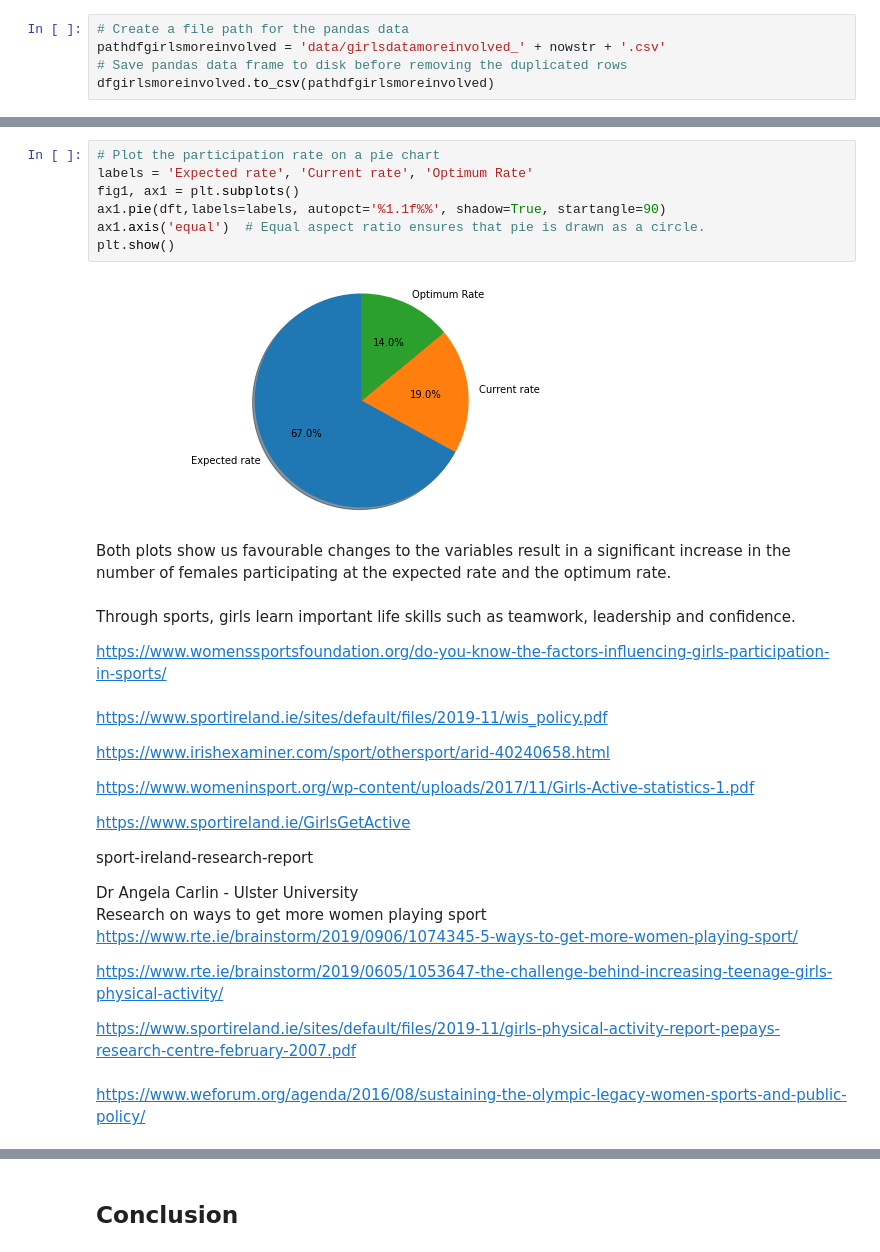
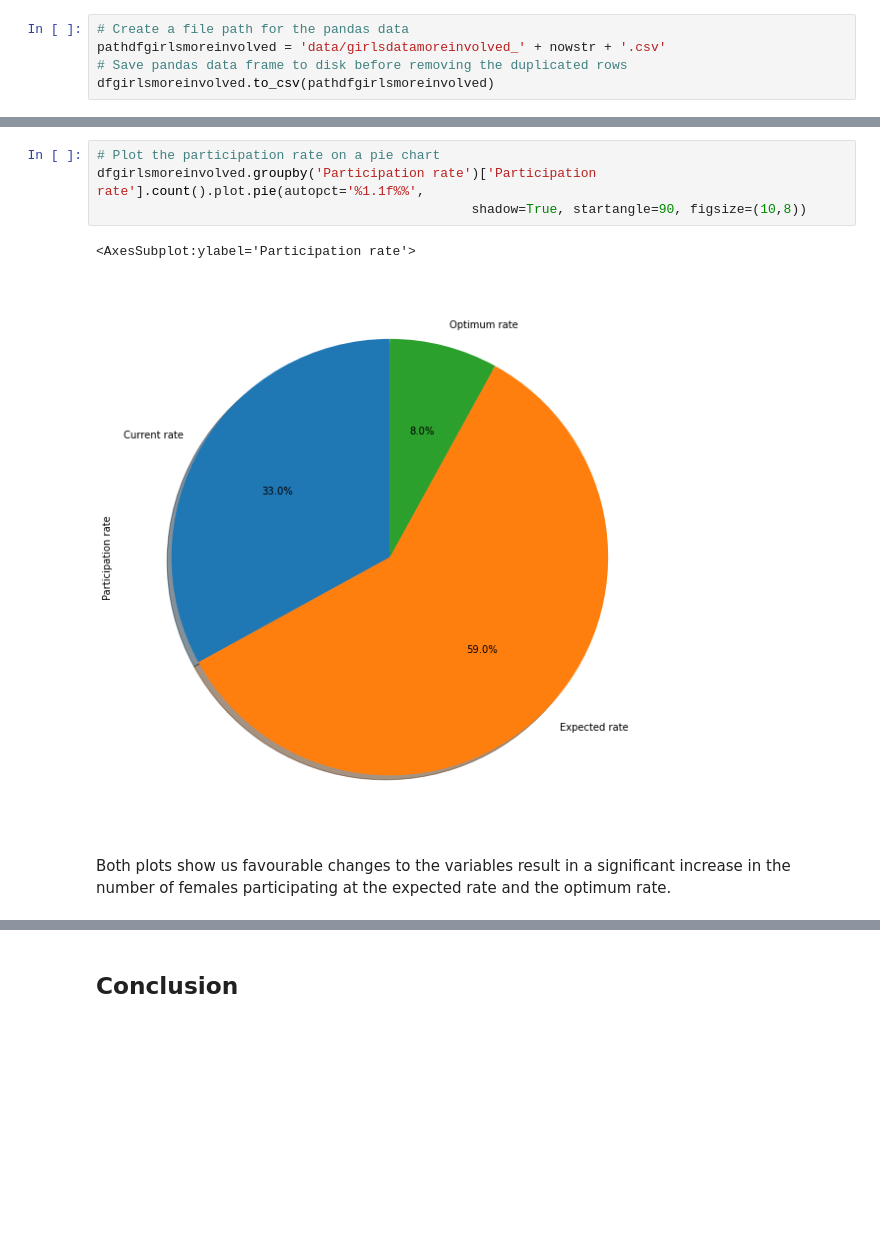
Before and after one commit to Michelleoc/programming-for-data-analysis-project, a Jupyter notebook: real-world-phenomenon.ipynb, the cells around one changed output, grey strips where cells are left out. Drawn from its saved outputs; the diff is of its cells as text; blank space fills up the shorter version.

```diff
--- a/real-world-phenomenon.ipynb
+++ b/real-world-phenomenon.ipynb
@@ -682,35 +659,9 @@ Text(0, 0.5, 'Count')
-# %%
-# Plot the participation rate on a pie chart
-labels = 'Expected rate', 'Current rate', 'Optimum Rate'
-fig1, ax1 = plt.subplots()
-ax1.pie(dft,labels=labels, autopct='%1.1f%%', shadow=True, startangle=90)
-ax1.axis('equal')  # Equal aspect ratio ensures that pie is drawn as a circle.
-plt.show()
-# %% [output]
-[figure, removed]
+# %%
+# Plot the participation rate on a pie chart
+dfgirlsmoreinvolved.groupby('Participation rate')['Participation rate'].count().plot.pie(autopct='%1.1f%%',
+                                                shadow=True, startangle=90, figsize=(10,8))
+# %% [output]
+<AxesSubplot:ylabel='Participation rate'>
+[figure, added]
 # %% [markdown]
 Both plots show us favourable changes to the variables result in a significant increase in the number of females participating at the expected rate and the optimum rate.
-# %% [markdown]
-Through sports, girls learn important life skills such as teamwork, leadership and confidence.
-
-https://www.womenssportsfoundation.org/do-you-know-the-factors-influencing-girls-participation-in-sports/
-# %% [markdown]
-https://www.sportireland.ie/sites/default/files/2019-11/wis_policy.pdf
-
-https://www.irishexaminer.com/sport/othersport/arid-40240658.html
-
-https://www.womeninsport.org/wp-content/uploads/2017/11/Girls-Active-statistics-1.pdf
-
-https://www.sportireland.ie/GirlsGetActive
-
-sport-ireland-research-report
-
-Dr Angela Carlin - Ulster University
-Research on ways to get more women playing sport
-https://www.rte.ie/brainstorm/2019/0906/1074345-5-ways-to-get-more-women-playing-sport/
-
-https://www.rte.ie/brainstorm/2019/0605/1053647-the-challenge-behind-increasing-teenage-girls-physical-activity/
-
-https://www.sportireland.ie/sites/default/files/2019-11/girls-physical-activity-report-pepays-research-centre-february-2007.pdf
-# %% [markdown]
-https://www.weforum.org/agenda/2016/08/sustaining-the-olympic-legacy-women-sports-and-public-policy/
```
Also changed, not shown: parts of 32 cells of this notebook, 5 other files.
